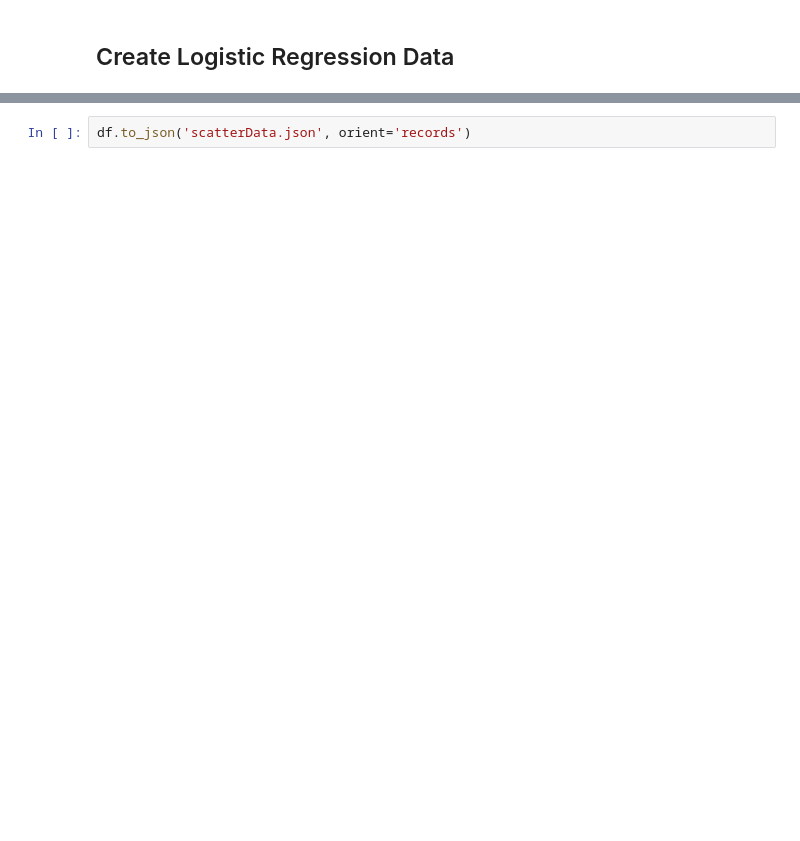
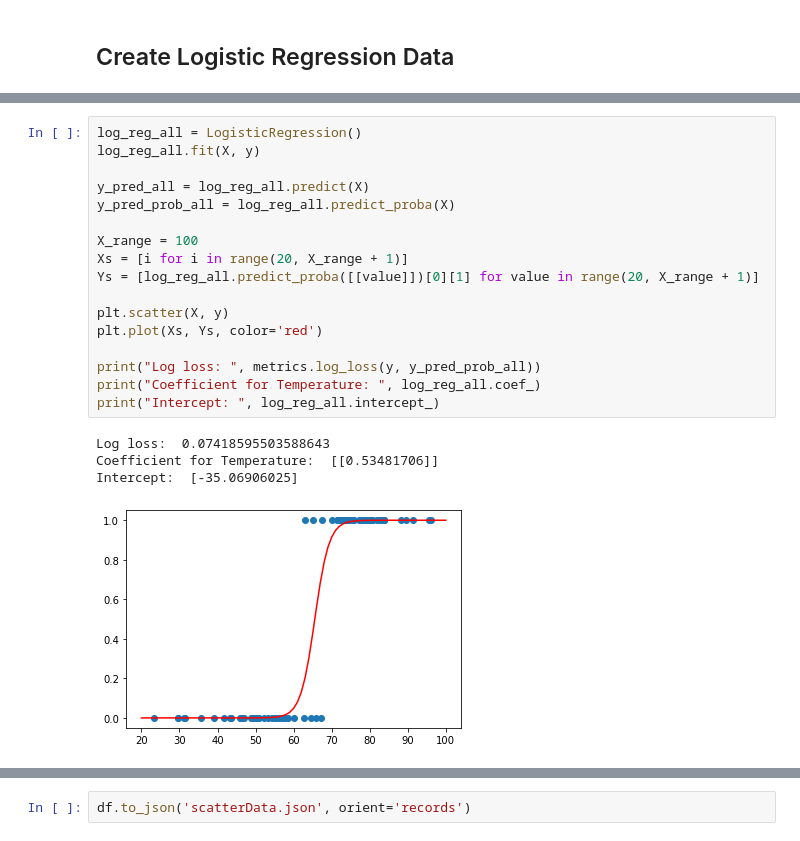
Before and after one commit to aws-samples/aws-mlu-explain, a Jupyter notebook: code/logistic-regression/python/generate_data.ipynb, the cells around one changed output, grey strips where cells are left out. Cells and saved outputs as stored; diff of their text form; blank space fills up the shorter version.

```diff
--- a/code/logistic-regression/python/generate_data.ipynb
+++ b/code/logistic-regression/python/generate_data.ipynb
@@ -82,2 +88,24 @@ Intercept:  [-34.05072568]
+# %%
+log_reg_all = LogisticRegression()
+log_reg_all.fit(X, y)
+
+y_pred_all = log_reg_all.predict(X)
+y_pred_prob_all = log_reg_all.predict_proba(X)
+
+X_range = 100
+Xs = [i for i in range(20, X_range + 1)]
+Ys = [log_reg_all.predict_proba([[value]])[0][1] for value in range(20, X_range + 1)]
+
+plt.scatter(X, y)
+plt.plot(Xs, Ys, color='red')
+
+print("Log loss: ", metrics.log_loss(y, y_pred_prob_all))
+print("Coefficient for Temperature: ", log_reg_all.coef_)
+print("Intercept: ", log_reg_all.intercept_)
+# %% [output]
+Log loss:  0.07418595503588643
+Coefficient for Temperature:  [[0.53481706]]
+Intercept:  [-35.06906025]
+[figure, added]
 # %% [markdown]
 ## Export data for article
```
Also changed, not shown: parts of 17 cells of this notebook, 23 other files.
